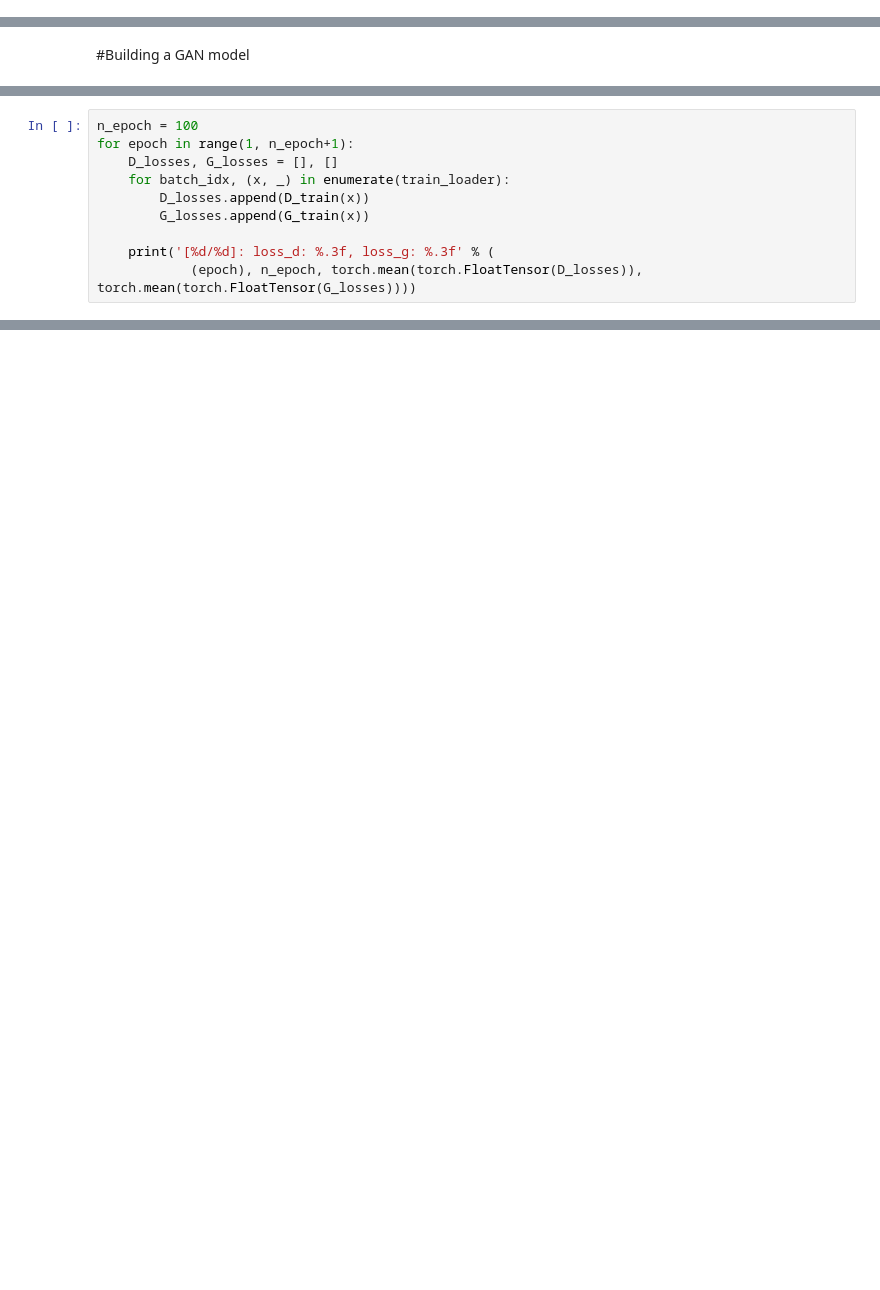
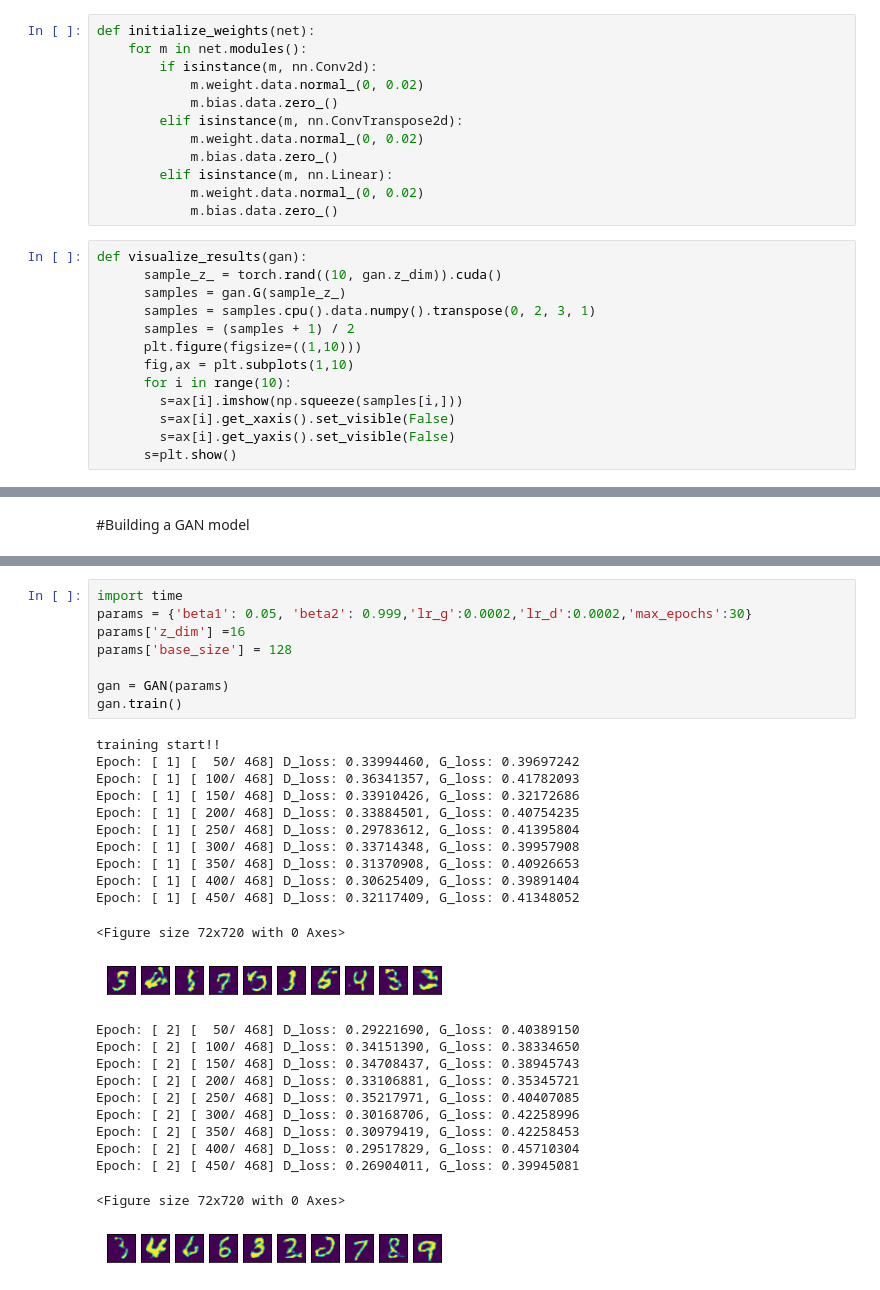
Before and after one commit to Olivia-Feldman/NUGAN-DISTGAN, a Jupyter notebook: GAN_MNIST.ipynb, the cells around one changed output, grey strips where cells are left out. Drawn from its saved outputs; the diff is of its cells as text; blank space fills up the shorter version.

```diff
--- a/GAN_MNIST.ipynb
+++ b/GAN_MNIST.ipynb
@@ -45,3 +29,28 @@ Done!
 print(train_dataset.data.shape)
 # %% [output]
 torch.Size([60000, 28, 28])
+# %%
+def initialize_weights(net):
+    for m in net.modules():
+        if isinstance(m, nn.Conv2d):
+            m.weight.data.normal_(0, 0.02)
+            m.bias.data.zero_()
+        elif isinstance(m, nn.ConvTranspose2d):
+            m.weight.data.normal_(0, 0.02)
+            m.bias.data.zero_()
+        elif isinstance(m, nn.Linear):
+            m.weight.data.normal_(0, 0.02)
+            m.bias.data.zero_()
+# %%
+def visualize_results(gan):
+      sample_z_ = torch.rand((10, gan.z_dim)).cuda()
+      samples = gan.G(sample_z_)
+      samples = samples.cpu().data.numpy().transpose(0, 2, 3, 1)
+      samples = (samples + 1) / 2
+      plt.figure(figsize=((1,10)))
+      fig,ax = plt.subplots(1,10)
+      for i in range(10):
+        s=ax[i].imshow(np.squeeze(samples[i,]))
+        s=ax[i].get_xaxis().set_visible(False)
+        s=ax[i].get_yaxis().set_visible(False)
+      s=plt.show()
@@ -160,10 +129,0 @@ def G_train(x):
-# %%
-n_epoch = 100
-for epoch in range(1, n_epoch+1):
-    D_losses, G_losses = [], []
-    for batch_idx, (x, _) in enumerate(train_loader):
-        D_losses.append(D_train(x))
-        G_losses.append(G_train(x))
-
-    print('[%d/%d]: loss_d: %.3f, loss_g: %.3f' % (
-            (epoch), n_epoch, torch.mean(torch.FloatTensor(D_losses)), torch.mean(torch.FloatTensor(G_losses))))
@@ -211,0 +248,32 @@ drive.mount('/content/drive')
+# %%
+import time
+params = {'beta1': 0.05, 'beta2': 0.999,'lr_g':0.0002,'lr_d':0.0002,'max_epochs':30}
+params['z_dim'] =16
+params['base_size'] = 128
+
+gan = GAN(params)
+gan.train()
+# %% [output]
+training start!!
+Epoch: [ 1] [  50/ 468] D_loss: 0.33994460, G_loss: 0.39697242
+Epoch: [ 1] [ 100/ 468] D_loss: 0.36341357, G_loss: 0.41782093
+Epoch: [ 1] [ 150/ 468] D_loss: 0.33910426, G_loss: 0.32172686
+Epoch: [ 1] [ 200/ 468] D_loss: 0.33884501, G_loss: 0.40754235
+Epoch: [ 1] [ 250/ 468] D_loss: 0.29783612, G_loss: 0.41395804
+Epoch: [ 1] [ 300/ 468] D_loss: 0.33714348, G_loss: 0.39957908
+Epoch: [ 1] [ 350/ 468] D_loss: 0.31370908, G_loss: 0.40926653
+Epoch: [ 1] [ 400/ 468] D_loss: 0.30625409, G_loss: 0.39891404
+Epoch: [ 1] [ 450/ 468] D_loss: 0.32117409, G_loss: 0.41348052
+<Figure size 72x720 with 0 Axes>
+[figure, added]
+Epoch: [ 2] [  50/ 468] D_loss: 0.29221690, G_loss: 0.40389150
+Epoch: [ 2] [ 100/ 468] D_loss: 0.34151390, G_loss: 0.38334650
+Epoch: [ 2] [ 150/ 468] D_loss: 0.34708437, G_loss: 0.38945743
+Epoch: [ 2] [ 200/ 468] D_loss: 0.33106881, G_loss: 0.35345721
+Epoch: [ 2] [ 250/ 468] D_loss: 0.35217971, G_loss: 0.40407085
+Epoch: [ 2] [ 300/ 468] D_loss: 0.30168706, G_loss: 0.42258996
+Epoch: [ 2] [ 350/ 468] D_loss: 0.30979419, G_loss: 0.42258453
+Epoch: [ 2] [ 400/ 468] D_loss: 0.29517829, G_loss: 0.45710304
+Epoch: [ 2] [ 450/ 468] D_loss: 0.26904011, G_loss: 0.39945081
+<Figure size 72x720 with 0 Axes>
+[figure, added]
```
Also changed, not shown: parts of 14 cells of this notebook.
